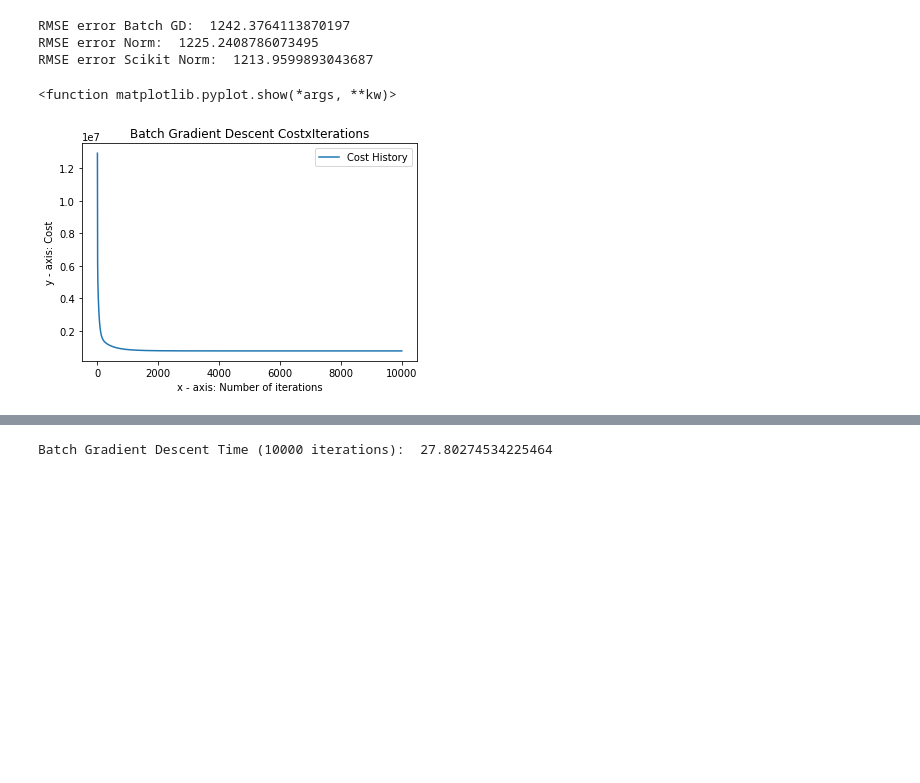
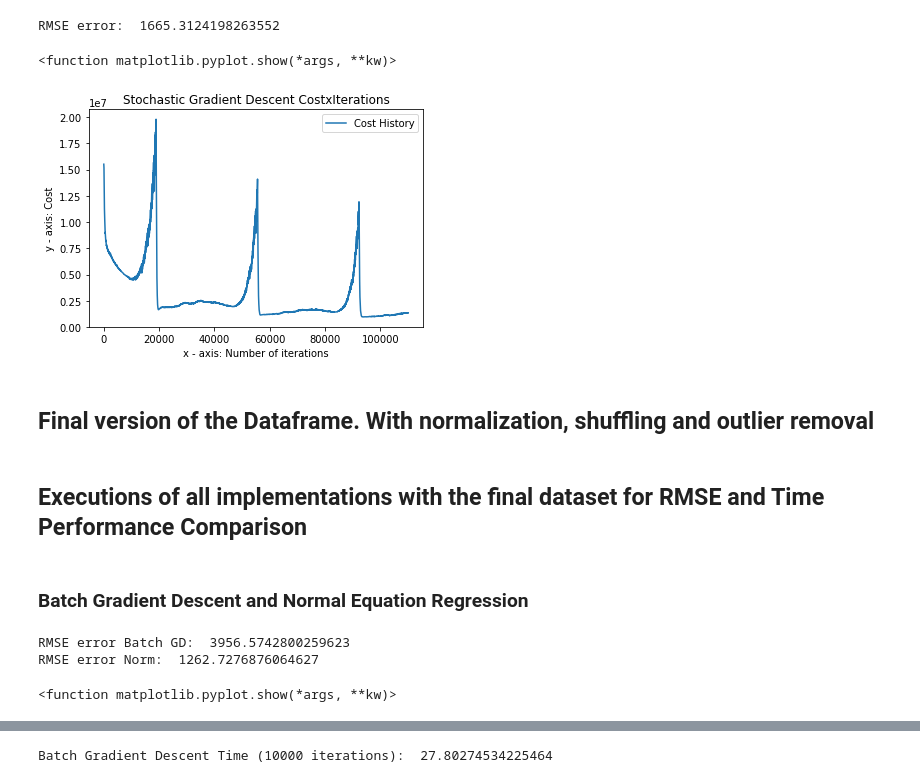
Before and after one commit to CarolCuba/ML-Project01, a Jupyter notebook: src/linear_regression.ipynb, the cells around one changed output, grey strips where cells are left out. Cells and saved outputs as stored; diff of their text form; code cells hidden in the pictures; blank space fills up the shorter version.

```diff
--- a/src/linear_regression.ipynb
+++ b/src/linear_regression.ipynb
@@ -341,0 +503,32 @@ theta = np.ones((8,1))
+# %%
+#Stochastic Gradient Descent without shuffling and outliers removal
+alpha = 0.001
+iterations = 3
+
+#Stochastic Gradient Descent
+start_time_custom = time.time()
+newTheta,cost_history = stochastic_gradient_descent(train_df,Y_train,theta, alpha, iterations)
+Y_pred = validation_df.dot(newTheta)
+custom_stochastic_gd_rmse = rmse(Y_validation,Y_pred)
+custom_stochastic_gd_time = time.time() - start_time_custom
+
+print("RMSE error: ",custom_stochastic_gd_rmse)
+
+#Ploting the data
+plt.plot(np.arange(iterations*train_df.shape[0]), cost_history, label = "Cost History")
+
+# naming the x axis
+plt.xlabel('x - axis: Number of iterations')
+# naming the y axis
+plt.ylabel('y - axis: Cost')
+plt.legend()
+
+# giving a title to my graph
+plt.title('Stochastic Gradient Descent CostxIterations')
+plt.show
+# %% [output]
+RMSE error:  1665.3124198263552
+<function matplotlib.pyplot.show(*args, **kw)>
+[figure, added]
+# %% [markdown]
+## Final version of the Dataframe. With normalization, shuffling and outlier removal
@@ -342,6 +593,10 @@ theta = np.ones((8,1))
+# %% [markdown]
+## Executions of all implementations with the final dataset for RMSE and Time Performance Comparison
+# %% [markdown]
+### Batch Gradient Descent and Normal Equation Regression
 # %%
-alpha = 0.05
-iterations = 10000
+alpha = 0.0001
+iterations = 100000
 reg_lambda = 10
 
 #Batch Gradient Descent
@@ -359,15 +614,10 @@ Y_pred_norm = validation_df.dot(newTheta_norm)
 rmse_norm = rmse(Y_validation,Y_pred_norm)
 custom_normal_time = time.time() - start_time_custom
 
-#Normal Distribution with Scikit
-start_time_custom = time.time()
-norm_rmse_scikit = baseLine_GD(train_df,Y_train,alpha,iterations)
-scikit_normal_time = time.time() - start_time_custom
 
 
 print("RMSE error Batch GD: ",batch_gd_rmse)
 print("RMSE error Norm: ", rmse_norm)
-print("RMSE error Scikit Norm: ", norm_rmse_scikit)
 
 
 #Ploting the data
@@ -383,8 +633,6 @@ plt.legend()
 plt.title('Batch Gradient Descent CostxIterations')
 plt.show
 # %% [output]
-RMSE error Batch GD:  1242.3764113870197
-RMSE error Norm:  1225.2408786073495
-RMSE error Scikit Norm:  1213.9599893043687
+RMSE error Batch GD:  3956.5742800259623
+RMSE error Norm:  1262.7276876064627
 <function matplotlib.pyplot.show(*args, **kw)>
-[figure, removed]
```
Also changed, not shown: parts of 25 cells of this notebook, 4 other files.
